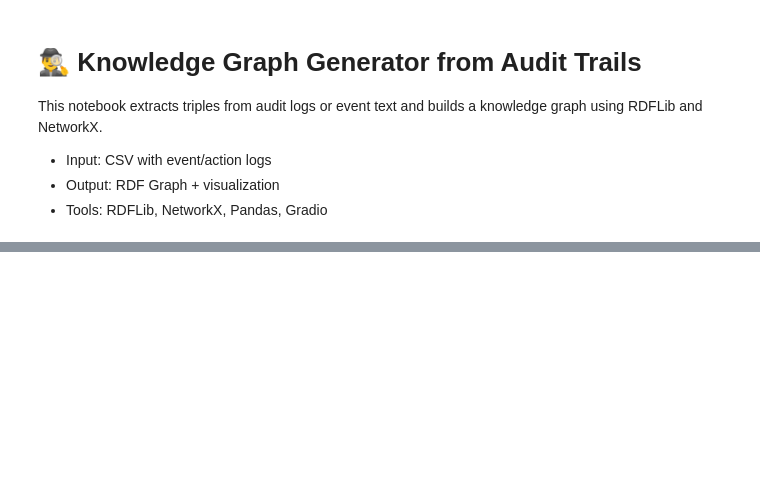
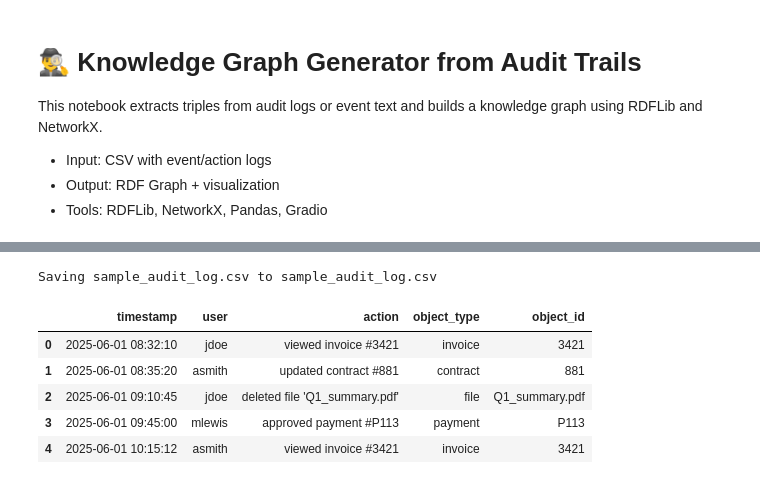
Before and after one commit to cwelbeck/GenAIProjects, a Jupyter notebook: KnowledgeGraph_AuditTrails.ipynb, the cells around one changed output, grey strips where cells are left out. Cells and saved outputs as stored; diff of their text form; code cells hidden in the pictures; blank space fills up the shorter version.

```diff
--- a/KnowledgeGraph_AuditTrails.ipynb
+++ b/KnowledgeGraph_AuditTrails.ipynb
@@ -16,3 +34,13 @@ import matplotlib.pyplot as plt
 from rdflib import Graph, URIRef, Namespace
 import gradio as gr
 import io
+# %%
+# import google colab
+from google.colab import files
+uploaded = files.upload()
+
+# Load CSV manually
+import pandas as pd
+df = pd.read_csv(next(iter(uploaded)))
+df.head()
+# %% [output]
@@ -18,0 +48,7 @@ import io
+Saving sample_audit_log.csv to sample_audit_log.csv
+|  | timestamp | user | action | object_type | object_id |
+| 0 | 2025-06-01 08:32:10 | jdoe | viewed invoice #3421 | invoice | 3421 |
+| 1 | 2025-06-01 08:35:20 | asmith | updated contract #881 | contract | 881 |
+| 2 | 2025-06-01 09:10:45 | jdoe | deleted file 'Q1_summary.pdf' | file | Q1_summary.pdf |
+| 3 | 2025-06-01 09:45:00 | mlewis | approved payment #P113 | payment | P113 |
+| 4 | 2025-06-01 10:15:12 | asmith | viewed invoice #3421 | invoice | 3421 |
```
Also changed, not shown: parts of 10 cells of this notebook.
